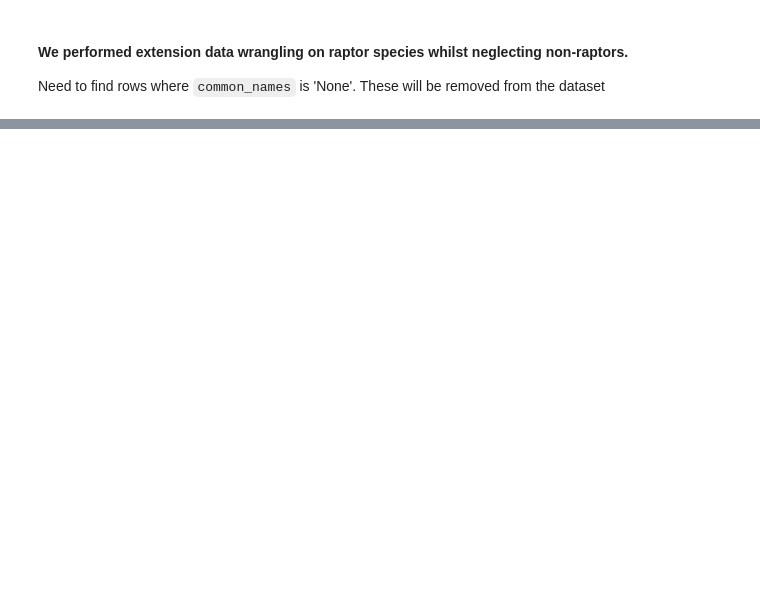
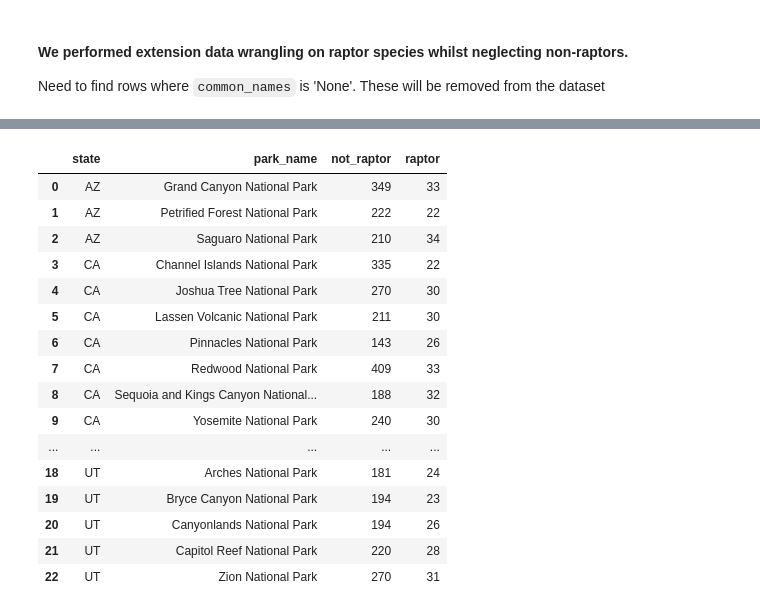
Before and after one commit to pineapple-bois/Biodiversity-In-National-Parks-Real-World, a Jupyter notebook: analysis.ipynb, the cells around one changed output, grey strips where cells are left out. Drawn from its saved outputs; the diff is of its cells as text; code cells hidden in the pictures; blank space fills up the shorter version.

```diff
--- a/analysis.ipynb
+++ b/analysis.ipynb
@@ -237,0 +267,33 @@ Index: []
+# %%
+sw_birds_df['raptor'].fillna('Not Raptor', inplace=True)
+# %%
+sw_birds_df['is_raptor'] = sw_birds_df.raptor != 'Not Raptor'
+# %%
+parks_prey_counts = sw_birds_df.groupby(['state', 'park_name', 'is_raptor'])\
+                    .common_names.nunique()\
+                    .reset_index()\
+                    .pivot(columns='is_raptor',
+                            index=['state', 'park_name'],
+                            values='common_names')\
+                            .reset_index()
+parks_prey_counts.columns = ['state', 'park_name', 'not_raptor', 'raptor']
+
+parks_prey_counts
+# %% [output]
+|  | state | park_name | not_raptor | raptor |
+| 0 | AZ | Grand Canyon National Park | 349 | 33 |
+| 1 | AZ | Petrified Forest National Park | 222 | 22 |
+| 2 | AZ | Saguaro National Park | 210 | 34 |
+| 3 | CA | Channel Islands National Park | 335 | 22 |
+| 4 | CA | Joshua Tree National Park | 270 | 30 |
+| 5 | CA | Lassen Volcanic National Park | 211 | 30 |
+| 6 | CA | Pinnacles National Park | 143 | 26 |
+| 7 | CA | Redwood National Park | 409 | 33 |
+| 8 | CA | Sequoia and Kings Canyon National... | 188 | 32 |
+| 9 | CA | Yosemite National Park | 240 | 30 |
+| ... | ... | ... | ... | ... |
+| 18 | UT | Arches National Park | 181 | 24 |
+| 19 | UT | Bryce Canyon National Park | 194 | 23 |
+| 20 | UT | Canyonlands National Park | 194 | 26 |
+| 21 | UT | Capitol Reef National Park | 220 | 28 |
+| 22 | UT | Zion National Park | 270 | 31 |
```
Also changed, not shown: parts of 4 cells of this notebook.
